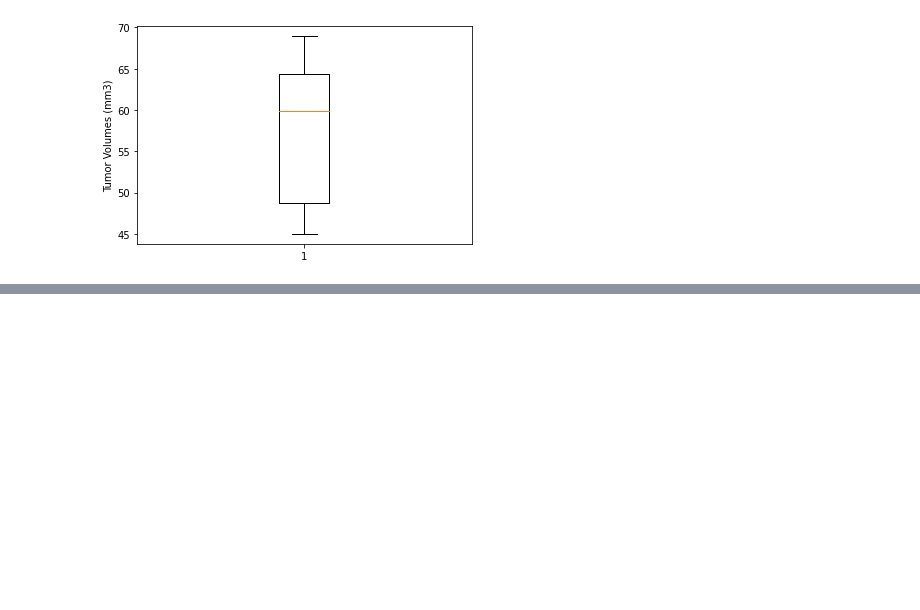
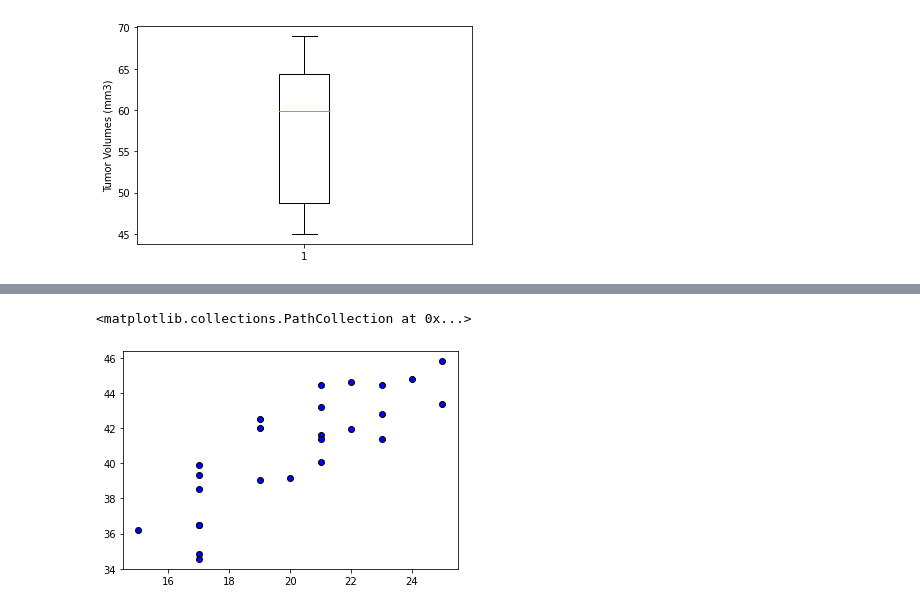
Before and after one commit to sarahheavner/matplotlib-challenge, a Jupyter notebook: Pymaceuticals/matplotlib-challenge.ipynb, the cells around one changed output, grey strips where cells are left out. Saved outputs shown, nothing was run; the diff lists cells and outputs as text; code cells hidden in the pictures; blank space fills up the shorter version.

```diff
--- a/Pymaceuticals/matplotlib-challenge.ipynb
+++ b/Pymaceuticals/matplotlib-challenge.ipynb
@@ -274,5 +275,12 @@ plt.show()
 # %%
 # Generate a scatter plot of mouse weight versus average tumor volume for the Capomulin regimen
+weight_versus_tumor = capumulin_over_time.groupby('Mouse ID').mean(['Tumor Volume (mm3)'])
+
+
+plt.scatter(weight_versus_tumor['Weight (g)'], weight_versus_tumor['Tumor Volume (mm3)'], marker="o", facecolors="blue", edgecolors="black")
+# %% [output]
+<matplotlib.collections.PathCollection at 0x...>
+[figure, added]
 # %%
 # Calculate the correlation coefficient and linear regression model
 # for mouse weight and average tumor volume for the Capomulin regimen
```
Also changed, not shown: parts of 1 cell of this notebook.
